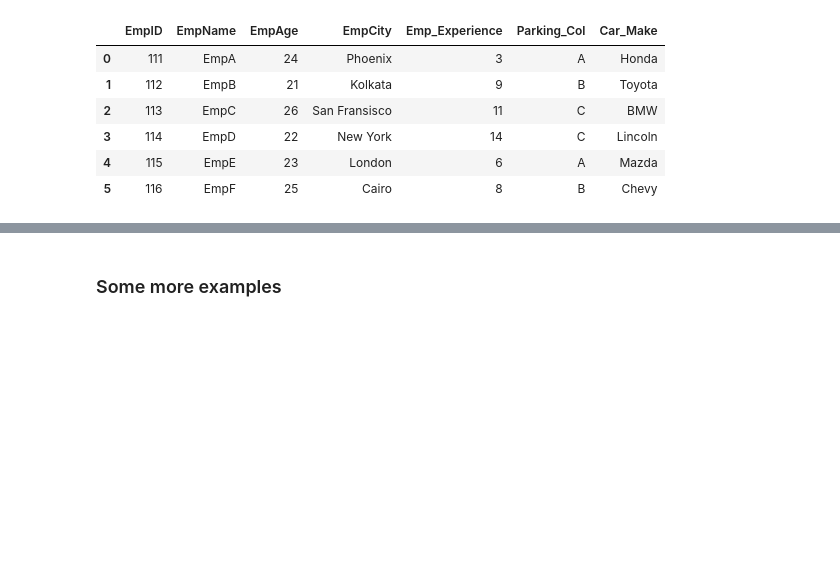
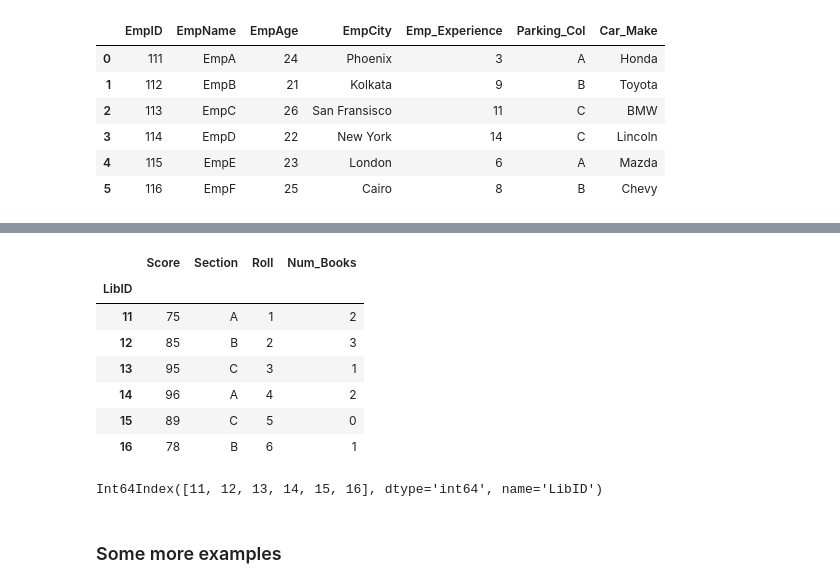
Before and after one commit to selfstarter39/ml_ds, a Jupyter notebook: data_wrangling/merge-pandas.ipynb, the cells around one changed output, grey strips where cells are left out. Saved outputs shown, nothing was run; the diff lists cells and outputs as text; code cells hidden in the pictures; blank space fills up the shorter version.

```diff
--- a/data_wrangling/merge-pandas.ipynb
+++ b/data_wrangling/merge-pandas.ipynb
@@ -211,0 +272,2 @@ empdf.merge(parkingdf,how = "inner", left_on = "EmpID", right_on = "ID").drop("I
+# %%
+libdf.reset_index(inplace=True)
@@ -211,0 +284,2 @@ empdf.merge(parkingdf,how = "inner", left_on = "EmpID", right_on = "ID").drop("I
+# %%
+libdf.set_index("LibID",inplace=True)
@@ -212,3 +301,19 @@ empdf.merge(parkingdf,how = "inner", left_on = "EmpID", right_on = "ID").drop("I
+# %%
+stud_merged = studdf.merge(libdf,how="inner",left_index=True,right_on=["Roll"])
+stud_merged
+# %% [output]
+|  | Score | Section | Roll | Num_Books |
+| LibID |  |  |  |  |
+| 11 | 75 | A | 1 | 2 |
+| 12 | 85 | B | 2 | 3 |
+| 13 | 95 | C | 3 | 1 |
+| 14 | 96 | A | 4 | 2 |
+| 15 | 89 | C | 5 | 0 |
+| 16 | 78 | B | 6 | 1 |
+# %%
+stud_merged.index
+# %% [output]
+Int64Index([11, 12, 13, 14, 15, 16], dtype='int64', name='LibID')
 # %% [markdown]
 ### Some more examples
 # %%
```
Also changed, not shown: parts of 13 cells of this notebook.
